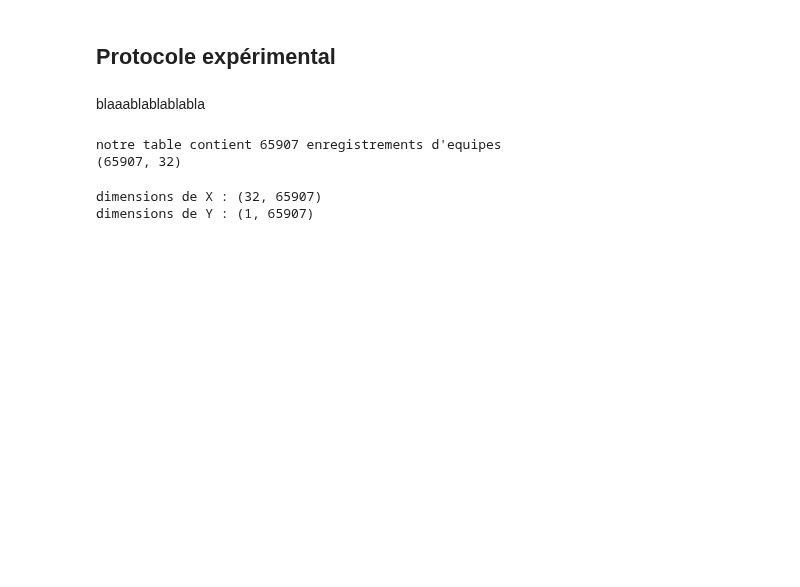
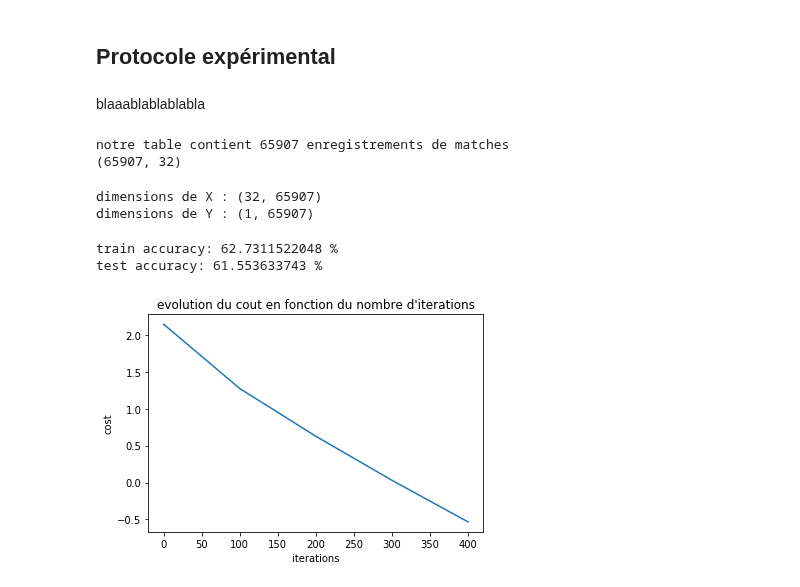
Before and after one commit to chubby47/kaggle_soccer, a Jupyter notebook: problematique_2.ipynb, the cells around one changed output. Saved outputs shown, nothing was run; the diff lists cells and outputs as text; code cells hidden in the pictures; blank space fills up the shorter version.

```diff
--- a/problematique_2.ipynb
+++ b/problematique_2.ipynb
@@ -392,10 +413,10 @@ matches = pd.read_sql(query, conn)
 matches = matches.dropna()
 conn.close()
 
-print("notre table contient " + str(matches.shape[0]) + " enregistrements d'equipes")
+print("notre table contient " + str(matches.shape[0]) + " enregistrements de matches")
 print(matches.shape)
 # %% [output]
-notre table contient 65907 enregistrements d'equipes
+notre table contient 65907 enregistrements de matches
 (65907, 32)
 # %%
 def get_dataset(df):
@@ -453,5 +474,9 @@ dimensions de X : (32, 65907)
 dimensions de Y : (1, 65907)
 # %%
 perceptron = simplePerceptron(X_train.shape[0])
-costs, _,_ = perceptron.train(X_train, y_train, X_test, y_test, nbiterations=10000, learning_rate=0.01)
+costs, _,_ = perceptron.train(X_train, y_train, X_test, y_test, nbiterations=500, learning_rate=0.01)
+# %% [output]
+train accuracy: 62.7311522048 %
+test accuracy: 61.553633743 %
+[figure, added]
 # %%
```
Also changed, not shown: parts of 13 cells of this notebook.
